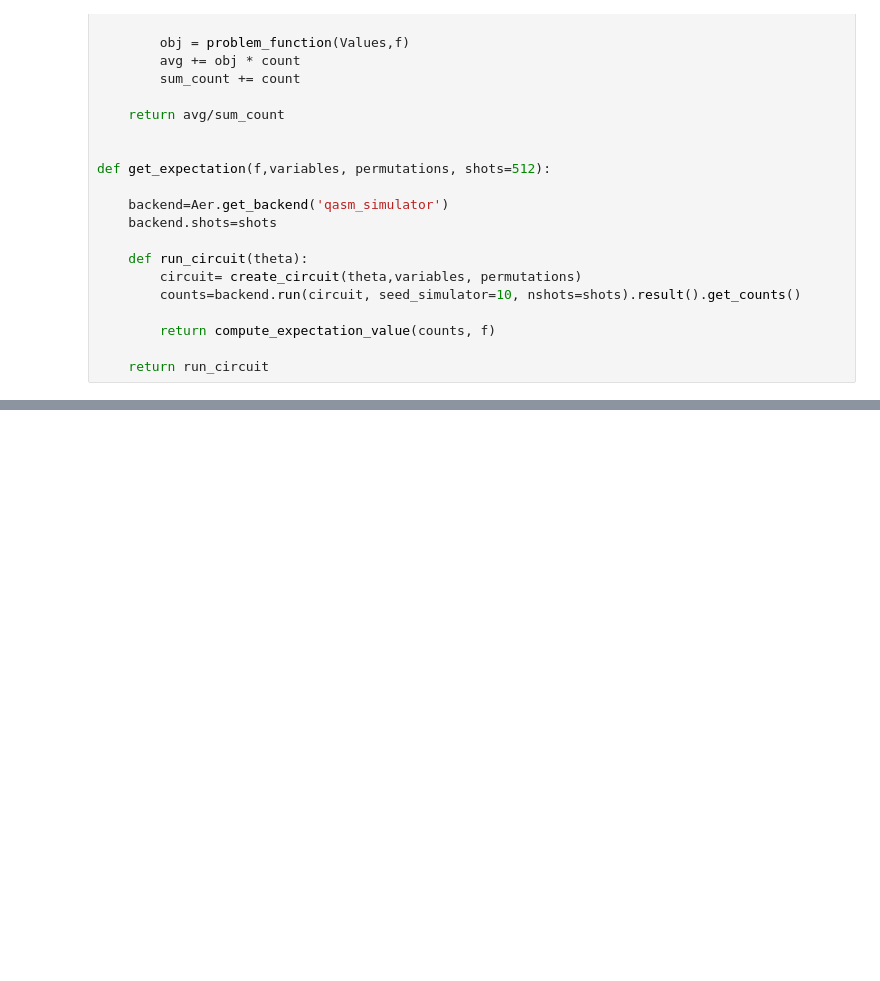
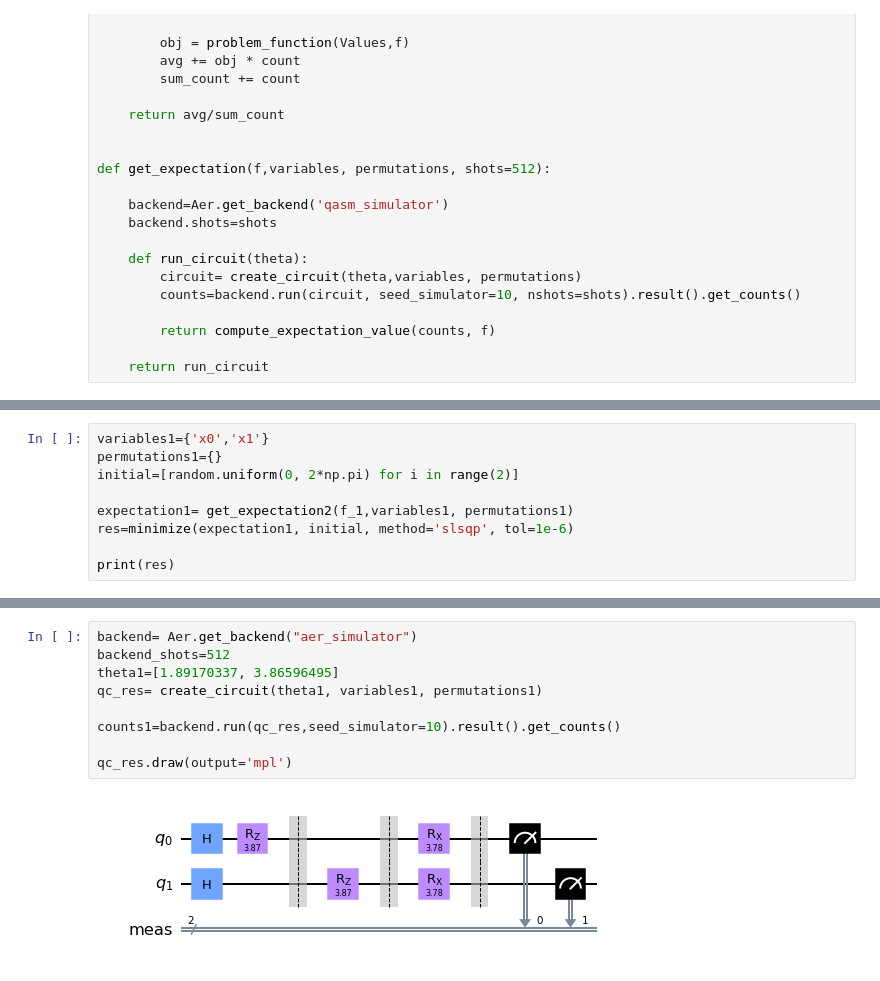
Before and after one commit to Gabrielkrzyzanowski/Quantum_Algorithms, a Jupyter notebook: QAOA_QUBO.ipynb, the cells around one changed output, grey strips where cells are left out. Cells and saved outputs as stored; diff of their text form; blank space fills up the shorter version.

```diff
--- a/QAOA_QUBO.ipynb
+++ b/QAOA_QUBO.ipynb
@@ -127,0 +175,9 @@ qc_res.draw(output='mpl')
+# %%
+variables1={'x0','x1'}
+permutations1={}
+initial=[random.uniform(0, 2*np.pi) for i in range(2)]
+
+expectation1= get_expectation2(f_1,variables1, permutations1)
+res=minimize(expectation1, initial, method='slsqp', tol=1e-6)
+
+print(res)
@@ -127,0 +194,11 @@ qc_res.draw(output='mpl')
+# %%
+backend= Aer.get_backend("aer_simulator")
+backend_shots=512
+theta1=[1.89170337, 3.86596495]
+qc_res= create_circuit(theta1, variables1, permutations1)
+
+counts1=backend.run(qc_res,seed_simulator=10).result().get_counts()
+
+qc_res.draw(output='mpl')
+# %% [output]
+[figure, added]
```
Also changed, not shown: parts of 17 cells of this notebook, 1 other file.
